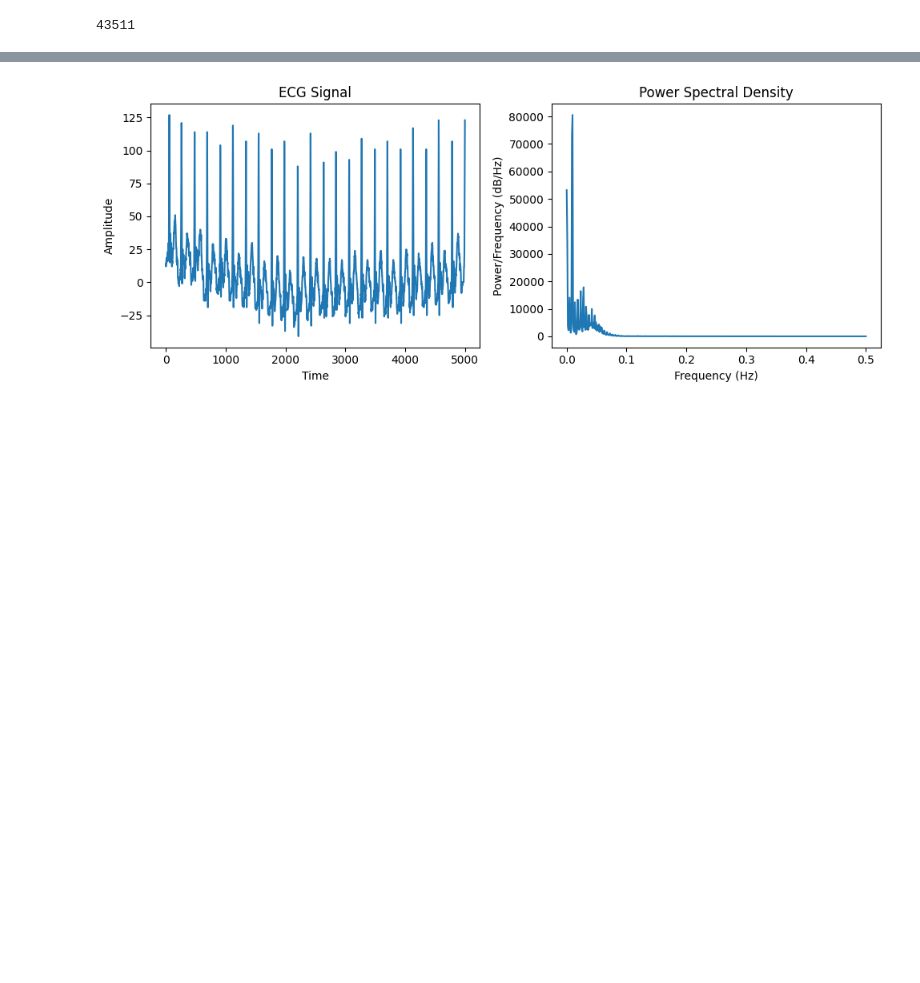
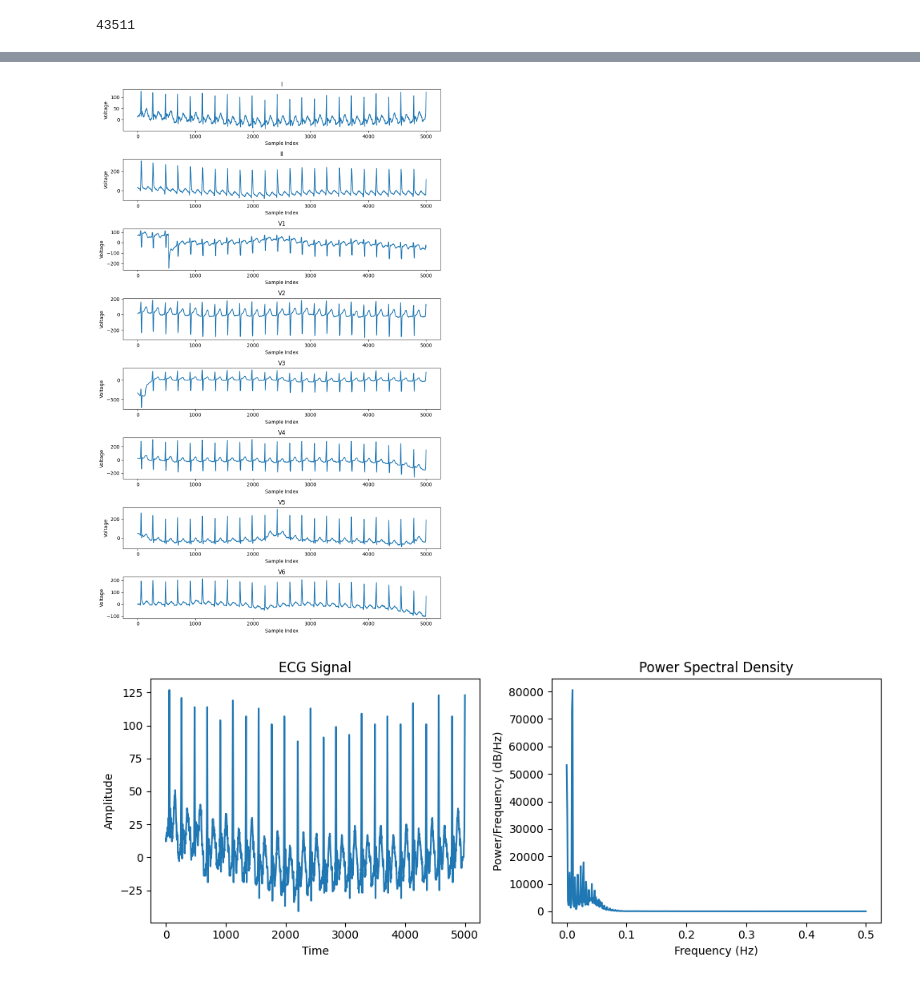
Before and after one commit to Eiad21/ecg_hospitalization, a Jupyter notebook: notebooks/abdulkader-data-exploration.ipynb, the cells around one changed output, grey strips where cells are left out. Saved outputs shown, nothing was run; the diff lists cells and outputs as text; code cells hidden in the pictures; blank space fills up the shorter version.

```diff
--- a/notebooks/abdulkader-data-exploration.ipynb
+++ b/notebooks/abdulkader-data-exploration.ipynb
@@ -12,3 +100,24 @@ xml_file_path = list(ecg_data_dir.glob('*.xml'))[0]
+# %%
+# Number of leads
+num_leads = len(all_voltages)
+
+# Set up subplots
+fig, axs = plt.subplots(num_leads, 1, figsize=(10, 2*num_leads))
+
+# Plot each lead in a separate subplot
+for i, (lead_name, lead_data) in enumerate(all_voltages.items()):
+    axs[i].plot(lead_data)
+    axs[i].set_title(lead_name)
+    axs[i].set_xlabel('Sample Index')
+    axs[i].set_ylabel('Voltage')
+
+# Adjust layout
+plt.tight_layout()
+
+# Show the plot
+plt.show()
+# %% [output]
+[figure, added]
 # %%
 import xmltodict
 import base64
```
Also changed, not shown: parts of 3 cells of this notebook.
